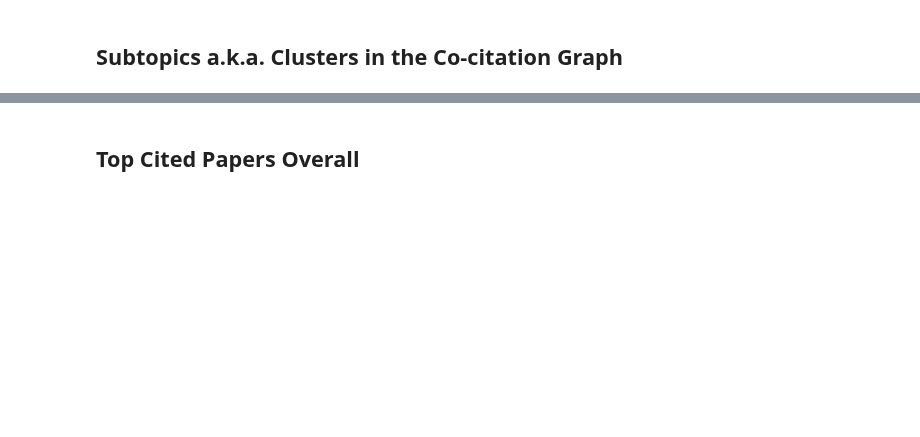
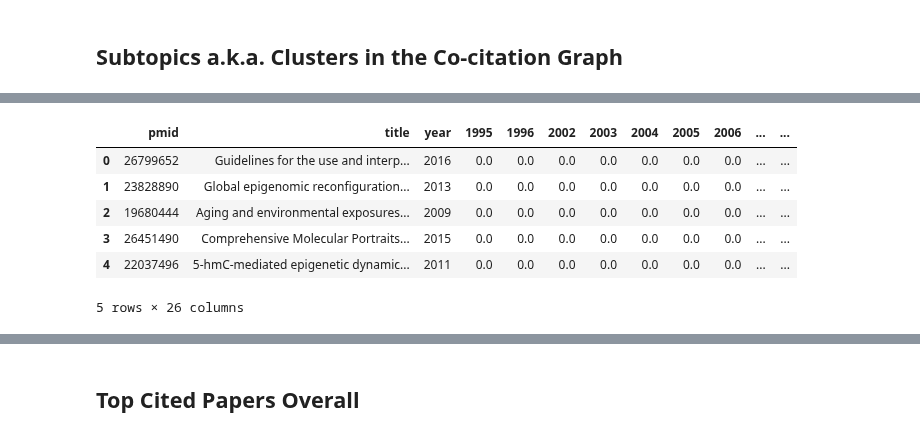
Before and after one commit to JetBrains-Research/pubtrends, a Jupyter notebook: models/key_papers.ipynb, the cells around one changed output, grey strips where cells are left out. Saved outputs shown, nothing was run; the diff lists cells and outputs as text; code cells hidden in the pictures; blank space fills up the shorter version.

```diff
--- a/models/key_papers.ipynb
+++ b/models/key_papers.ipynb
@@ -320,6 +392,15 @@ p = community.best_partition(analyzer.CG)
 # %%
 df_comp = pd.Series(p).reset_index().rename(columns={'index': 'pmid', 0: 'comp'})
 df_all = pd.merge(df_all, df_comp, on='pmid')
+df_all.head()
+# %% [output]
+|  | pmid | title | year | 1995 | 1996 | 2002 | 2003 | 2004 | 2005 | 2006 | ... | ... |
+| 0 | 26799652 | Guidelines for the use and interp... | 2016 | 0.0 | 0.0 | 0.0 | 0.0 | 0.0 | 0.0 | 0.0 | ... | ... |
+| 1 | 23828890 | Global epigenomic reconfiguration... | 2013 | 0.0 | 0.0 | 0.0 | 0.0 | 0.0 | 0.0 | 0.0 | ... | ... |
+| 2 | 19680444 | Aging and environmental exposures... | 2009 | 0.0 | 0.0 | 0.0 | 0.0 | 0.0 | 0.0 | 0.0 | ... | ... |
+| 3 | 26451490 | Comprehensive Molecular Portraits... | 2015 | 0.0 | 0.0 | 0.0 | 0.0 | 0.0 | 0.0 | 0.0 | ... | ... |
+| 4 | 22037496 | 5-hmC-mediated epigenetic dynamic... | 2011 | 0.0 | 0.0 | 0.0 | 0.0 | 0.0 | 0.0 | 0.0 | ... | ... |
+5 rows × 26 columns
 # %%
 years = df_all.columns.values[3:-2].astype(int)
 min_year, max_year = np.min(years), np.max(years)
```
Also changed, not shown: parts of 12 cells of this notebook.
